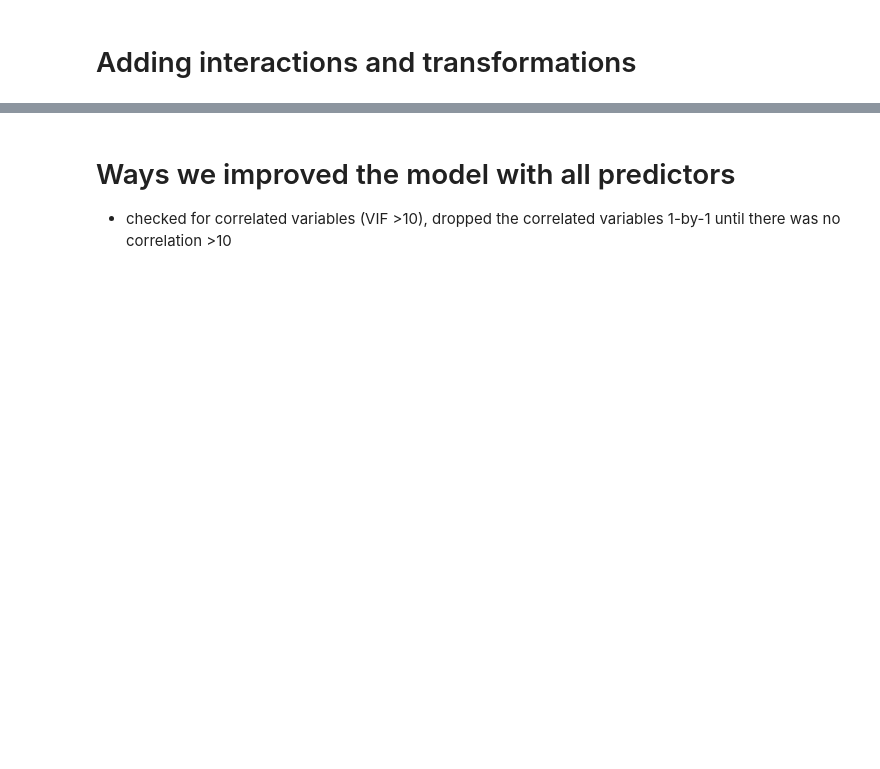
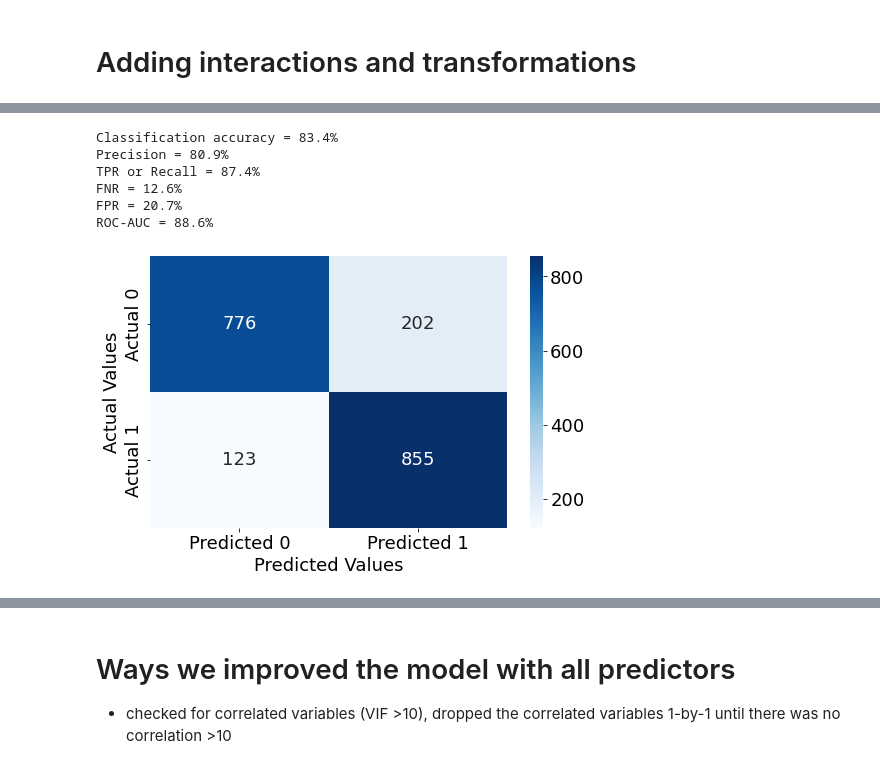
Before and after one commit to catherineerickson/Attrition-Project, a Jupyter notebook: Improved_Model.ipynb, the cells around one changed output, grey strips where cells are left out. Drawn from its saved outputs; the diff is of its cells as text; code cells hidden in the pictures; blank space fills up the shorter version.

```diff
--- a/Improved_Model.ipynb
+++ b/Improved_Model.ipynb
@@ -671,6 +862,9 @@ def recall(data, actual_values, model, cutoff=0.5):
     bins=np.array([0,cutoff,1])
 #Confusion matrix
     cm = np.histogram2d(actual_values, pred_values, bins=bins)[0]
+    cm_df = pd.DataFrame(cm)
+    cm_df.columns = ['Predicted 0','Predicted 1']
+    cm_df = cm_df.rename(index={0: 'Actual 0',1:'Actual 1'})
 # Calculate the accuracy
     tpr = (cm[1,1])/(cm[1,0]+cm[1,1])
     print("TPR or Recall = {:.1%}".format(tpr))
@@ -728,0 +1022,10 @@ log_model.summary()
+# %%
+confusion_matrix_data(train,train.Attrition_Yes,log_model)
+# %% [output]
+Classification accuracy = 83.4%
+Precision = 80.9%
+TPR or Recall = 87.4%
+FNR = 12.6%
+FPR = 20.7%
+ROC-AUC = 88.6%
+[figure, added]
```
Also changed, not shown: parts of 36 cells of this notebook.
